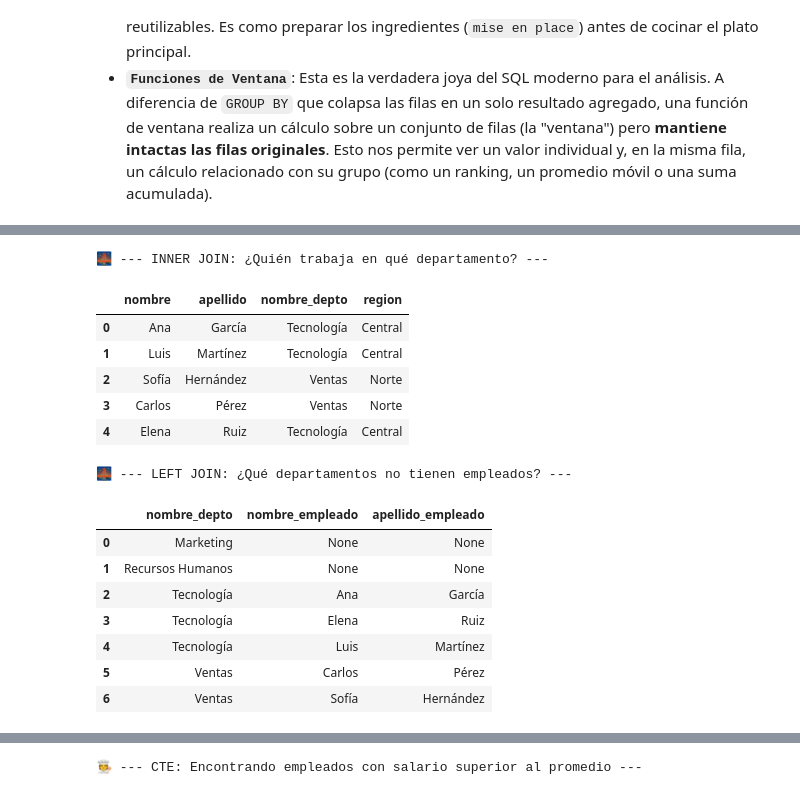
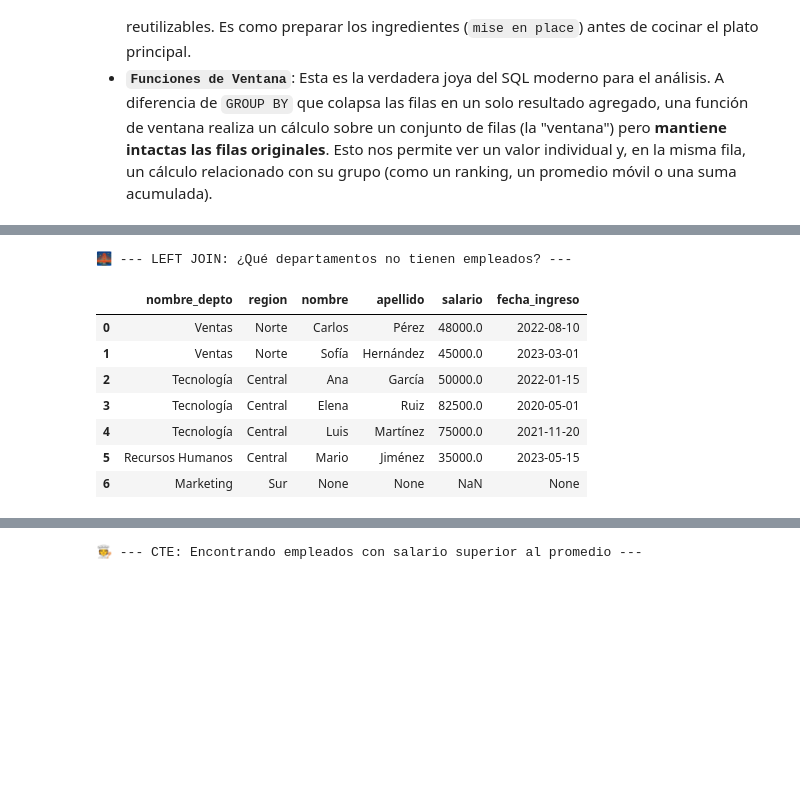
Before and after one commit to Lauvo48/clase1, a Jupyter notebook: Código/SQL_Class.ipynb, the cells around one changed output, grey strips where cells are left out. Saved outputs shown, nothing was run; the diff lists cells and outputs as text; code cells hidden in the pictures; blank space fills up the shorter version.

```diff
--- a/Código/SQL_Class.ipynb
+++ b/Código/SQL_Class.ipynb
@@ -17,3 +17,16 @@ laboratorio de bases de datos personal y portátil, perfecto para aprender y exp
 2.  **DDL (Data Definition Language):** Creando la estructura.
 3.  **DML (Data Manipulation Language):** Interactuando con los datos.
 4.  **Consultas Avanzadas:** `JOIN`, `CTE` y Funciones de Ventana.
+# %%
+# ===================================================================
+# PASO 1: CONFIGURACIÓN DE NUESTRO LABORATORIO
+# ===================================================================
+
+import sqlite3
+import pandas as pd
+
+# Imagina que 'conectar' a una base de datos es como abrir la puerta de una bodega.
+# Si el archivo 'empresa.db' no existe, Python lo crea por nosotros.
+# Si ya existe, simplemente abrimos la puerta para trabajar con lo que hay adentro.
+
+conn = sqlite3.connect('../Datos/empresa.db') ## Archivo BODEGA DE DATOS db(DataBase) - montar tablas
@@ -227,52 +386,29 @@ Ya somos buenos operadores, ahora convirtámonos en analistas de datos. Aquí es
 # %%
-# ===================================================================
-# PASO 4: EJECUTANDO CONSULTAS AVANZADAS
-# ===================================================================
-
-# 4.1. JOINs: Cruzando información para obtener respuestas completas.
-print("🌉 --- INNER JOIN: ¿Quién trabaja en qué departamento? ---")
-query_inner = """
-SELECT
-    e.nombre,
-    e.apellido,
-    d.nombre_depto,
-    d.region
-FROM
-    Empleados e
-INNER JOIN
-    Departamentos d ON e.id_depto = d.id_depto; -- La condición que forma el puente
-"""
-ejecutar_sql(query_inner)
-
-
 print("\n🌉 --- LEFT JOIN: ¿Qué departamentos no tienen empleados? ---")
 # El LEFT JOIN nos trae TODO de la tabla de la izquierda (Departamentos) y solo lo que coincida de la derecha (Empleados).
 # Veremos que 'Marketing' aparece, pero con datos de empleado vacíos (NULL), ¡porque nadie trabaja ahí todavía!
 query_left = """
 SELECT
+
     d.nombre_depto,
-    e.nombre AS nombre_empleado,
-    e.apellido AS apellido_empleado
+    d.region,
+    e.nombre,
+    e.apellido,
+    e.salario,
+    e.fecha_ingreso
 FROM
     Departamentos d
 LEFT JOIN
     Empleados e ON d.id_depto = e.id_depto;
 """
 ejecutar_sql(query_left)
 # %% [output]
-🌉 --- INNER JOIN: ¿Quién trabaja en qué departamento? ---
+🌉 --- LEFT JOIN: ¿Qué departamentos no tienen empleados? ---
-|  | nombre | apellido | nombre_depto | region |
-| 0 | Ana | García | Tecnología | Central |
-| 1 | Luis | Martínez | Tecnología | Central |
-| 2 | Sofía | Hernández | Ventas | Norte |
-| 3 | Carlos | Pérez | Ventas | Norte |
-| 4 | Elena | Ruiz | Tecnología | Central |
+|  | nombre_depto | region | nombre | apellido | salario | fecha_ingreso |
+| 0 | Ventas | Norte | Carlos | Pérez | 48000.0 | 2022-08-10 |
+| 1 | Ventas | Norte | Sofía | Hernández | 45000.0 | 2023-03-01 |
+| 2 | Tecnología | Central | Ana | García | 50000.0 | 2022-01-15 |
+| 3 | Tecnología | Central | Elena | Ruiz | 82500.0 | 2020-05-01 |
+| 4 | Tecnología | Central | Luis | Martínez | 75000.0 | 2021-11-20 |
+| 5 | Recursos Humanos | Central | Mario | Jiménez | 35000.0 | 2023-05-15 |
+| 6 | Marketing | Sur | None | None | NaN | None |
-🌉 --- LEFT JOIN: ¿Qué departamentos no tienen empleados? ---
-|  | nombre_depto | nombre_empleado | apellido_empleado |
-| 0 | Marketing | None | None |
-| 1 | Recursos Humanos | None | None |
-| 2 | Tecnología | Ana | García |
-| 3 | Tecnología | Elena | Ruiz |
-| 4 | Tecnología | Luis | Martínez |
-| 5 | Ventas | Carlos | Pérez |
-| 6 | Ventas | Sofía | Hernández |
```
Also changed, not shown: parts of 34 cells of this notebook, 4 other files.
